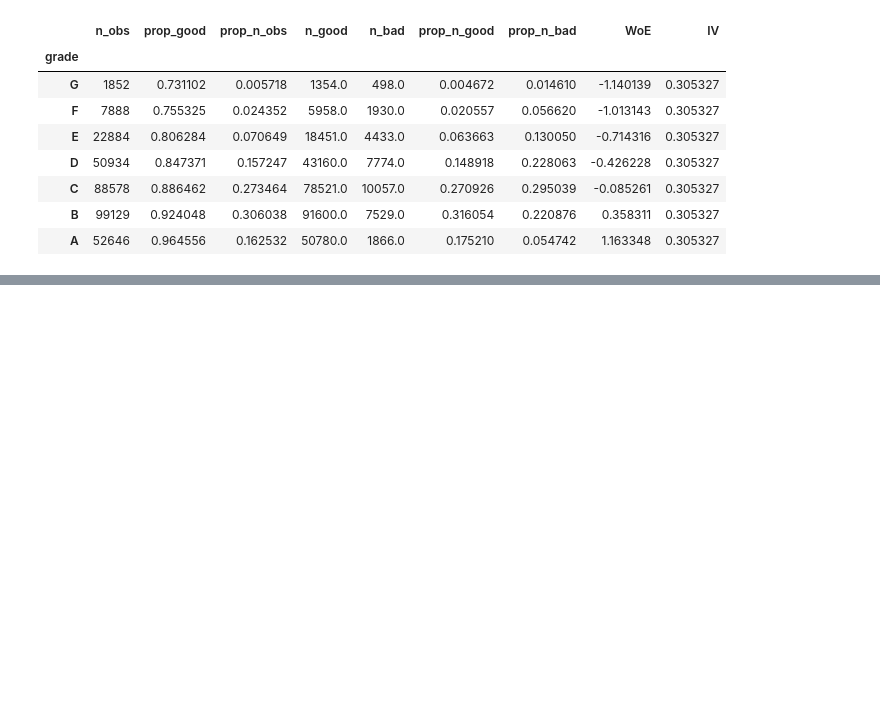
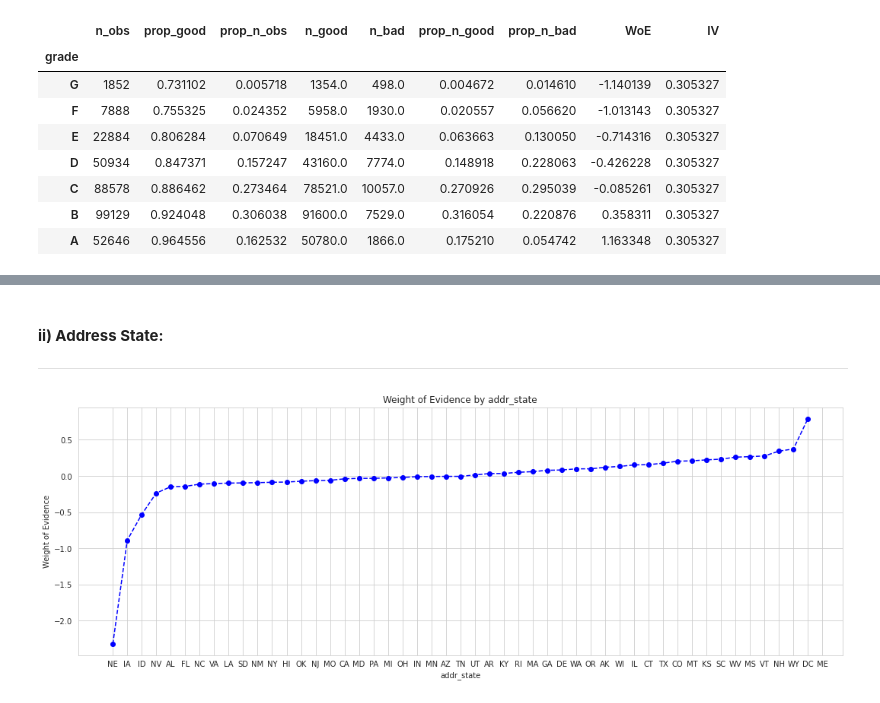
Before and after one commit to ddv246/Lending-Club, a Jupyter notebook: Copy_of_LendingClub_Project.ipynb, the cells around one changed output, grey strips where cells are left out. Drawn from its saved outputs; the diff is of its cells as text; code cells hidden in the pictures; blank space fills up the shorter version.

```diff
--- a/Copy_of_LendingClub_Project.ipynb
+++ b/Copy_of_LendingClub_Project.ipynb
@@ -1053,0 +1119,5 @@ df_temp.set_index('grade')
+# %%
+# reference category 'home_ownership:RENT_OTHER_NONE' ,
+#other categories'home_ownership:OWN','home_ownership:MORTGAGE'
+df_inputs['home_ownership:RENT_OTHER_NONE'] = sum([df_inputs['home_ownership:RENT'], df_inputs['home_ownership:OTHER'],
+                                                      df_inputs['home_ownership:NONE']])
@@ -1053,0 +1133,9 @@ df_temp.set_index('grade')
+# %% [markdown]
+#### **ii) Address State:**
+
+---
+# %%
+df_temp = get_woe_discrete(df_inputs, 'addr_state', df_targets_prepr)
+plot_by_woe(df_temp)
+# %% [output]
+[figure, added]
```
Also changed, not shown: parts of 79 cells of this notebook.
